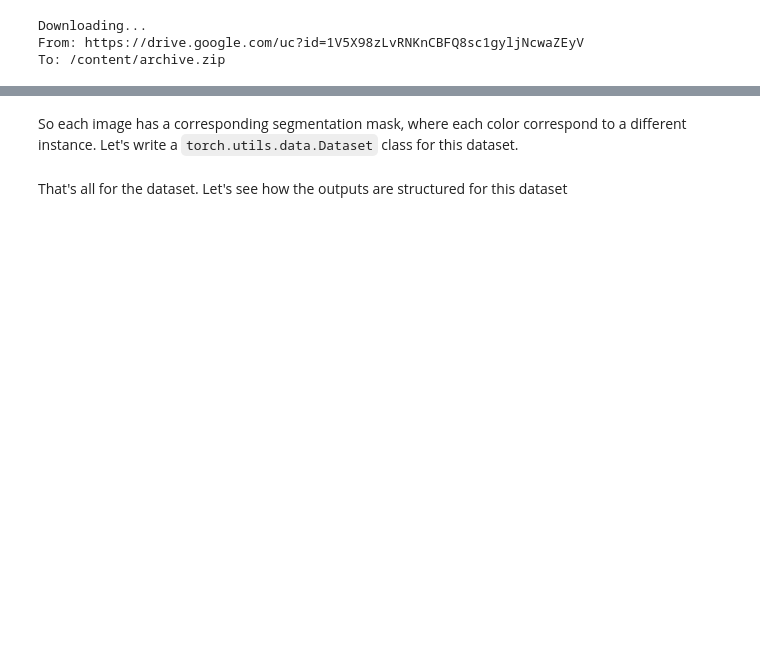
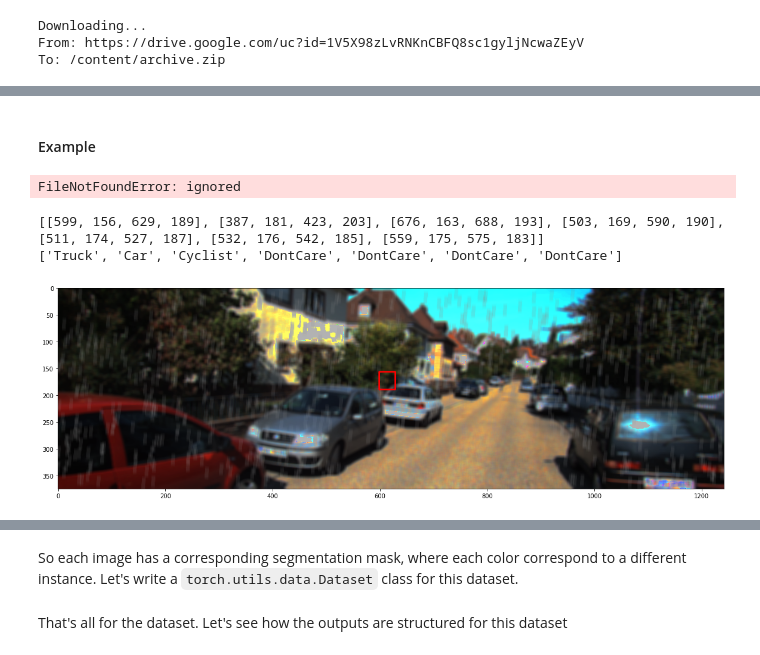
Before and after one commit to Sumered/DeepLearningProjects, a Jupyter notebook: DirtSpots.ipynb, the cells around one changed output, grey strips where cells are left out. Saved outputs shown, nothing was run; the diff lists cells and outputs as text; code cells hidden in the pictures; blank space fills up the shorter version.

```diff
--- a/DirtSpots.ipynb
+++ b/DirtSpots.ipynb
@@ -186,0 +38,2 @@ def add_fog(image):
+# %% [markdown]
+#### Example
@@ -187,2 +105,24 @@ def add_fog(image):
+# %%
+img = Image.open('archive/kitti_single/training/image_2/000000.png')
+plt.figure(figsize=(20,10))
+plt.imshow(img)
+plt.show()
+# %% [output]
+FileNotFoundError: ignored
+# %%
+bndboxes, labels = read_annotations("archive/kitti_single/training/label_2/000001.txt")
+print(bndboxes)
+print(labels)
+# %% [output]
+[[599, 156, 629, 189], [387, 181, 423, 203], [676, 163, 688, 193], [503, 169, 590, 190], [511, 174, 527, 187], [532, 176, 542, 185], [559, 175, 575, 183]]
+['Truck', 'Car', 'Cyclist', 'DontCare', 'DontCare', 'DontCare', 'DontCare']
+# %%
+open_cv_image = np.array(img)
+cv2.rectangle(open_cv_image, (bndboxes[0][0], bndboxes[0][1]), (bndboxes[0][2], bndboxes[0][3]), (255,0,0), 2)
+plt.figure(figsize=(20,10))
+plt.imshow(open_cv_image)
+plt.show()
+# %% [output]
+[figure, added]
 # %%
 img_dirtier = ImageDirtier(15,5,10)
```
Also changed, not shown: parts of 27 cells of this notebook, 3 other files.
